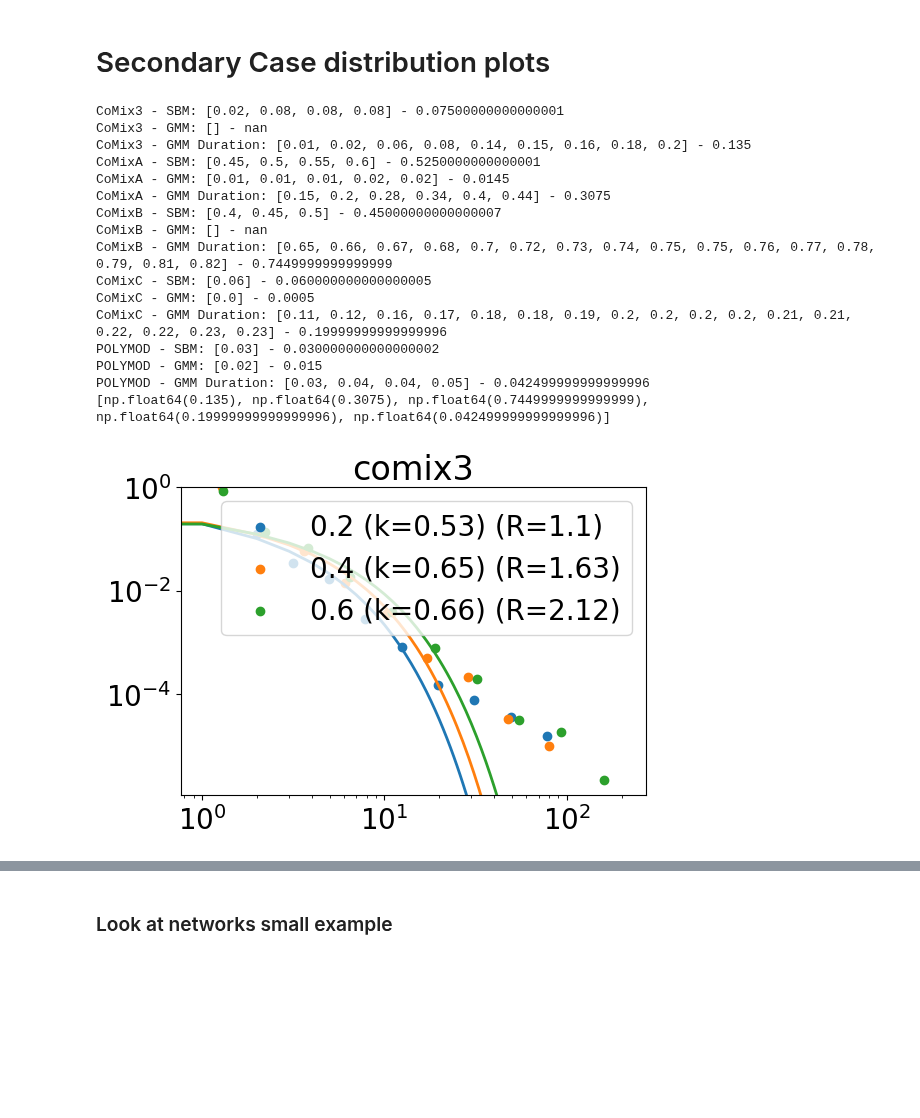
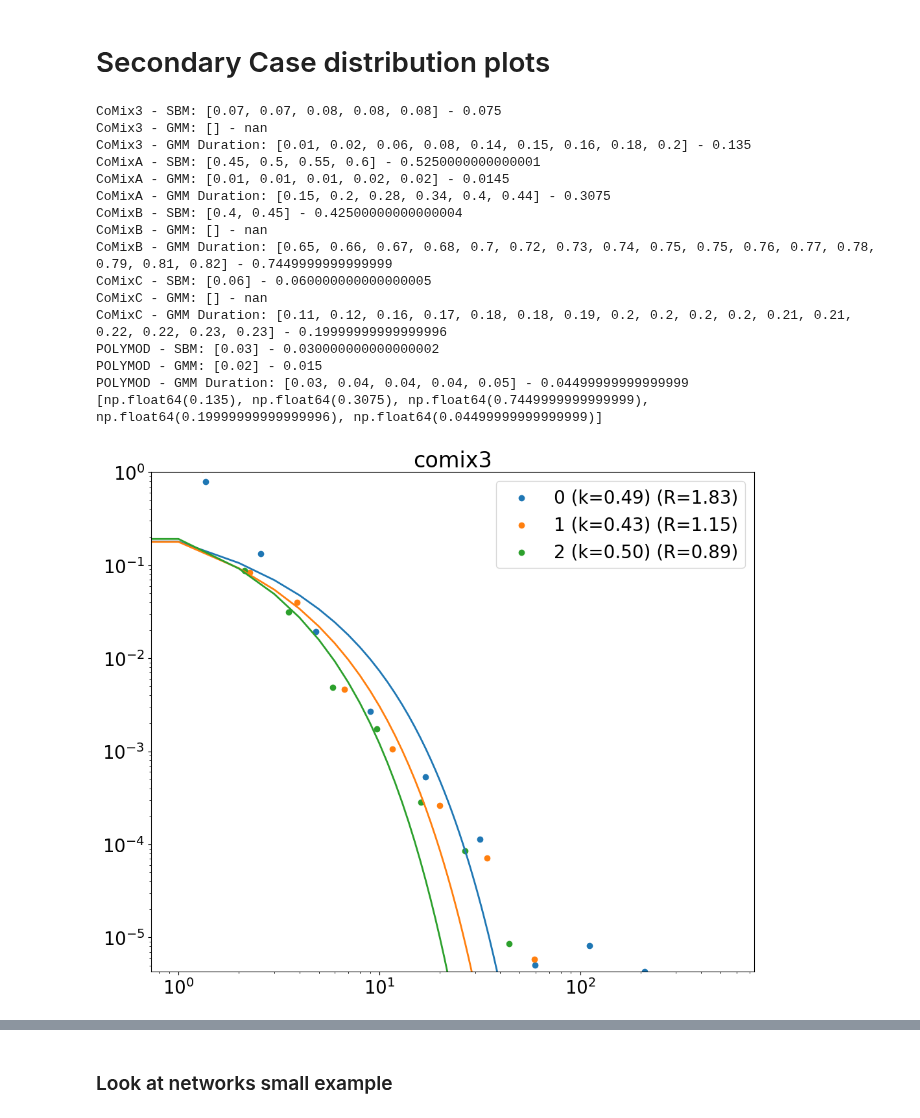
Before and after one commit to LukeMurrayKearney/Data-Driven-Networks-Code, a Jupyter notebook: duration+ages/beta_choices.ipynb, the cells around one changed output, grey strips where cells are left out. Saved outputs shown, nothing was run; the diff lists cells and outputs as text; code cells hidden in the pictures; blank space fills up the shorter version.

```diff
--- a/duration+ages/beta_choices.ipynb
+++ b/duration+ages/beta_choices.ipynb
@@ -462,7 +462,7 @@ bucket_labels = ['0-4', '5-11', '12-17', '18-29', '30-39', '40-49', '50-59', '60
 duration_labels = ['0-5 mins', '5-15 mins', '15-60 mins', '1-4 hours', '4+ hours']
 
 compare = {}
-num_network = 140
+num_network = 200
 for model_idx, model in enumerate(['sbm', 'nodur']):
     for data in datas:
         res = {'taus': [], 'fs': [], 'r0': [], 'r02': [], 'r03': [], 'r04': [], 'r05': [], 'r06': [], 'r07': [], 'r08': []}
@@ -547,7 +547,7 @@ for model_idx, model in enumerate(['sbm', 'nodur']):
         plt.title(f"{data} - {model}: R₀ vs τ")
         plt.ylim(0, 6.1)
         if model_idx == 1 and data in ['comix3', 'comixc']:
-            plt.xlim(0.001,0.0031)
+            plt.xlim(plt.gca().get_xlim()[0],0.0051)
         # plt.legend()
         plt.grid(True)
         # plt.savefig(f'figs/sim_out/{data}_tau_vs_r0.png')
@@ -808,22 +808,22 @@ for data_idx, data in enumerate(datas):
             duration.append(np.median(close))
 print(duration)
 # %% [output]
-CoMix3 - SBM: [0.02, 0.08, 0.08, 0.08] - 0.07500000000000001
+CoMix3 - SBM: [0.07, 0.07, 0.08, 0.08, 0.08] - 0.075
 CoMix3 - GMM: [] - nan
 CoMix3 - GMM Duration: [0.01, 0.02, 0.06, 0.08, 0.14, 0.15, 0.16, 0.18, 0.2] - 0.135
 CoMixA - SBM: [0.45, 0.5, 0.55, 0.6] - 0.5250000000000001
 CoMixA - GMM: [0.01, 0.01, 0.01, 0.02, 0.02] - 0.0145
 CoMixA - GMM Duration: [0.15, 0.2, 0.28, 0.34, 0.4, 0.44] - 0.3075
-CoMixB - SBM: [0.4, 0.45, 0.5] - 0.45000000000000007
+CoMixB - SBM: [0.4, 0.45] - 0.42500000000000004
 CoMixB - GMM: [] - nan
 CoMixB - GMM Duration: [0.65, 0.66, 0.67, 0.68, 0.7, 0.72, 0.73, 0.74, 0.75, 0.75, 0.76, 0.77, 0.78, 0.79, 0.81, 0.82] - 0.7449999999999999
 CoMixC - SBM: [0.06] - 0.060000000000000005
-CoMixC - GMM: [0.0] - 0.0005
+CoMixC - GMM: [] - nan
 CoMixC - GMM Duration: [0.11, 0.12, 0.16, 0.17, 0.18, 0.18, 0.19, 0.2, 0.2, 0.2, 0.2, 0.21, 0.21, 0.22, 0.22, 0.23, 0.23] - 0.19999999999999996
 POLYMOD - SBM: [0.03] - 0.030000000000000002
 POLYMOD - GMM: [0.02] - 0.015
-POLYMOD - GMM Duration: [0.03, 0.04, 0.04, 0.05] - 0.042499999999999996
-[np.float64(0.135), np.float64(0.3075), np.float64(0.7449999999999999), np.float64(0.19999999999999996), np.float64(0.042499999999999996)]
+POLYMOD - GMM Duration: [0.03, 0.04, 0.04, 0.04, 0.05] - 0.04499999999999999
+[np.float64(0.135), np.float64(0.3075), np.float64(0.7449999999999999), np.float64(0.19999999999999996), np.float64(0.04499999999999999)]
 # %%
 ## secondary case distributions
 
@@ -893,7 +893,7 @@ def log_bins(x, num_bins=5):
     return midpoints, freq
 
 compare = {}
-num_network = 20
+num_network = 40
 for data in datas:
     res = {'taus': [], 'sc': [], 'sc2': [], 'sc3': []}
     for k in range(num_network):
@@ -907,44 +907,44 @@ for data in datas:
                     r02_row = list(chain.from_iterable(r02_row))
                 if isinstance(r03_row[0], list):
                     r03_row = list(chain.from_iterable(r03_row))
                 if tau not in res["taus"]:
                     res["taus"].append(tau)
                     res["sc"].append(r0_row)
                     res["sc2"].append(r02_row)
                     res["sc3"].append(r03_row)
                 else:
                     idx = res["taus"].index(tau)
                     for sc, sc2, sc3 in zip(r0_row, r02_row, r03_row):
                         res["sc"][idx].append(sc)
                         res["sc2"][idx].append(sc2)
                         res["sc3"][idx].append(sc3)
         except:
             a=1
 
     taus = res["taus"]
     sc1 = res["sc"]
     sc2 = res["sc2"]
     sc3 = res["sc3"]
 
-    plt.figure(figsize=(6,4))
+    plt.figure(figsize=(12,10))
+    for gen_idx, scs in enumerate([sc1, sc2, sc3]):
+        for idx, sc in enumerate(scs):
+            k_mle, p_mle = fit_negative_binomial(sc)
+            mu_mle = k_mle * (1 - p_mle) / p_mle
 
-    for idx, sc in enumerate(sc3):
-        k_mle, p_mle = fit_negative_binomial(sc)
-        mu_mle = k_mle * (1 - p_mle) / p_mle
-
-        # print(f"MLE estimate for k (dispersion): {k_mle:.3f}")
-        # print(f"p = {p_mle:.3f}, loc = {loc_mle}")
-        x = np.arange(0, max(sc)+1)
-        pmf = nbinom.pmf(x, k_mle, p_mle)
-        plt.plot(x, pmf, lw=2)
-        # y,x = np.histogram(sc, bins=range(0, max(sc)+2), density=True)
-        x,y = log_bins(np.array(sc), num_bins=10)
-        plt.scatter(x, y, label=f'{taus[idx]} (k={k_mle:.2f}) (R={np.round(np.mean(sc),2)})')
+            # print(f"MLE estimate for k (dispersion): {k_mle:.3f}")
+            # print(f"p = {p_mle:.3f}, loc = {loc_mle}")
+            x = np.arange(0, max(sc)+1)
+            pmf = nbinom.pmf(x, k_mle, p_mle)
+            plt.plot(x, pmf, lw=2)
+            # y,x = np.histogram(sc, bins=range(0, max(sc)+2), density=True)
+            x,y = log_bins(np.array(sc), num_bins=10)
+            plt.scatter(x, y, label=f'{gen_idx} (k={k_mle:.2f}) (R={np.round(np.mean(sc),2)})')
     plt.title(f"{data}")
     plt.yscale('log')
     plt.xscale('log')
     plt.ylim(min(y[y > 0])/2, 1)
     plt.legend()
     plt.show()
 # %% [output]
-[figure, old version]
+[figure, new version]
```
Also changed, not shown: parts of 6 cells of this notebook, 11 other files.
